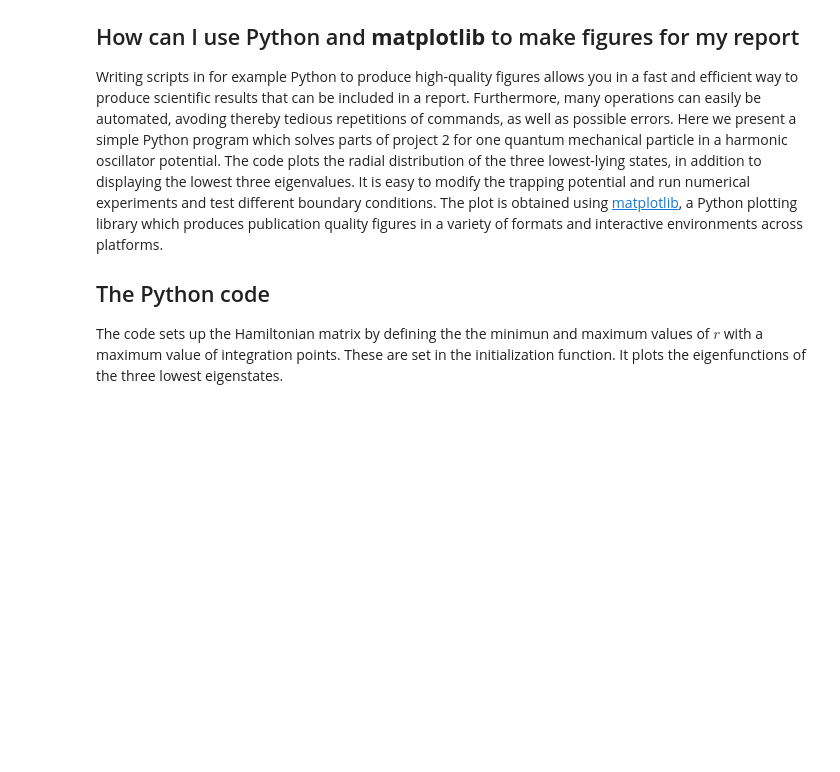
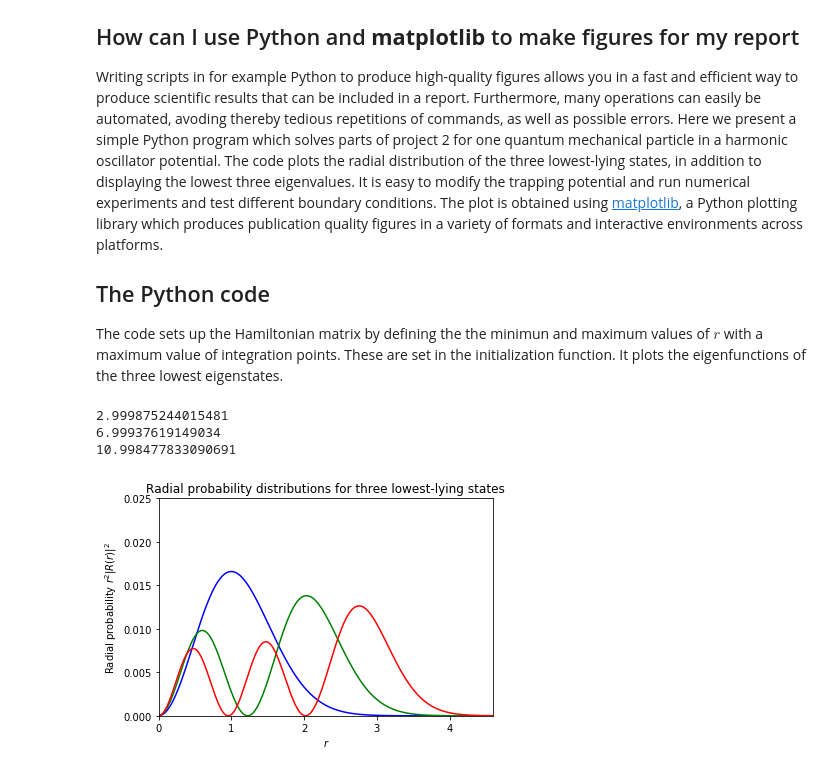
Before and after one commit to CompPhysics/ComputationalPhysics, a Jupyter notebook: doc/pub/projectwriting/ipynb/projectwriting.ipynb, the cells around one changed output. Saved outputs shown, nothing was run; the diff lists cells and outputs as text; code cells hidden in the pictures; blank space fills up the shorter version.

```diff
--- a/doc/pub/projectwriting/ipynb/projectwriting.ipynb
+++ b/doc/pub/projectwriting/ipynb/projectwriting.ipynb
@@ -250,9 +250,9 @@ import numpy as np
 #Function for initialization of parameters
 def initialize():
     RMin = 0.0
-    RMax = 10.0
+    RMax = 20.0
     lOrbital = 0
-    Dim = 400
+    Dim = 1000
     return RMin, RMax, lOrbital, Dim
 # Here we set up the harmonic oscillator potential
 def potential(r):
@@ -270,39 +270,44 @@ OrbitalFactor = lOrbital * (lOrbital + 1.0)
 #Calculate array of potential values
 v = np.zeros(Dim)
 r = np.linspace(RMin,RMax,Dim)
-for i in xrange(Dim):
+for i in range(Dim):
     r[i] = RMin + (i+1) * Step;
     v[i] = potential(r[i]) + OrbitalFactor/(r[i]*r[i]);
 
 #Setting up a tridiagonal matrix and finding eigenvectors and eigenvalues
 Hamiltonian = np.zeros((Dim,Dim))
 Hamiltonian[0,0] = DiagConst + v[0];
 Hamiltonian[0,1] = NondiagConst;
-for i in xrange(1,Dim-1):
+for i in range(1,Dim-1):
     Hamiltonian[i,i-1]  = NondiagConst;
     Hamiltonian[i,i]    = DiagConst + v[i];
     Hamiltonian[i,i+1]  = NondiagConst;
 Hamiltonian[Dim-1,Dim-2] = NondiagConst;
 Hamiltonian[Dim-1,Dim-1] = DiagConst + v[Dim-1];
 # diagonalize and obtain eigenvalues, not necessarily sorted
 EigValues, EigVectors = np.linalg.eig(Hamiltonian)
 # sort eigenvectors and eigenvalues
 permute = EigValues.argsort()
 EigValues = EigValues[permute]
 EigVectors = EigVectors[:,permute]
 # now plot the results for the three lowest lying eigenstates
-for i in xrange(3):
-    print EigValues[i]
+for i in range(3):
+    print(EigValues[i])
 FirstEigvector = EigVectors[:,0]
 SecondEigvector = EigVectors[:,1]
 ThirdEigvector = EigVectors[:,2]
 plt.plot(r, FirstEigvector**2 ,'b-',r, SecondEigvector**2 ,'g-',r, ThirdEigvector**2 ,'r-')
 plt.axis([0,4.6,0.0, 0.025])
 plt.xlabel(r'$r$')
 plt.ylabel(r'Radial probability $r^2|R(r)|^2$')
 plt.title(r'Radial probability distributions for three lowest-lying states')
 plt.savefig('eigenvector.pdf')
 plt.show()
+# %% [output]
+2.999875244015481
+6.99937619149034
+10.998477833090691
+[figure, added]
 # %% [markdown]
 ## Procrastination... the curse of all?
 <!-- dom:FIGURE: [fig-projectwriting/procrast.jpg, width=700 frac=0.9] -->
```
Also changed, not shown: 2 other files.
